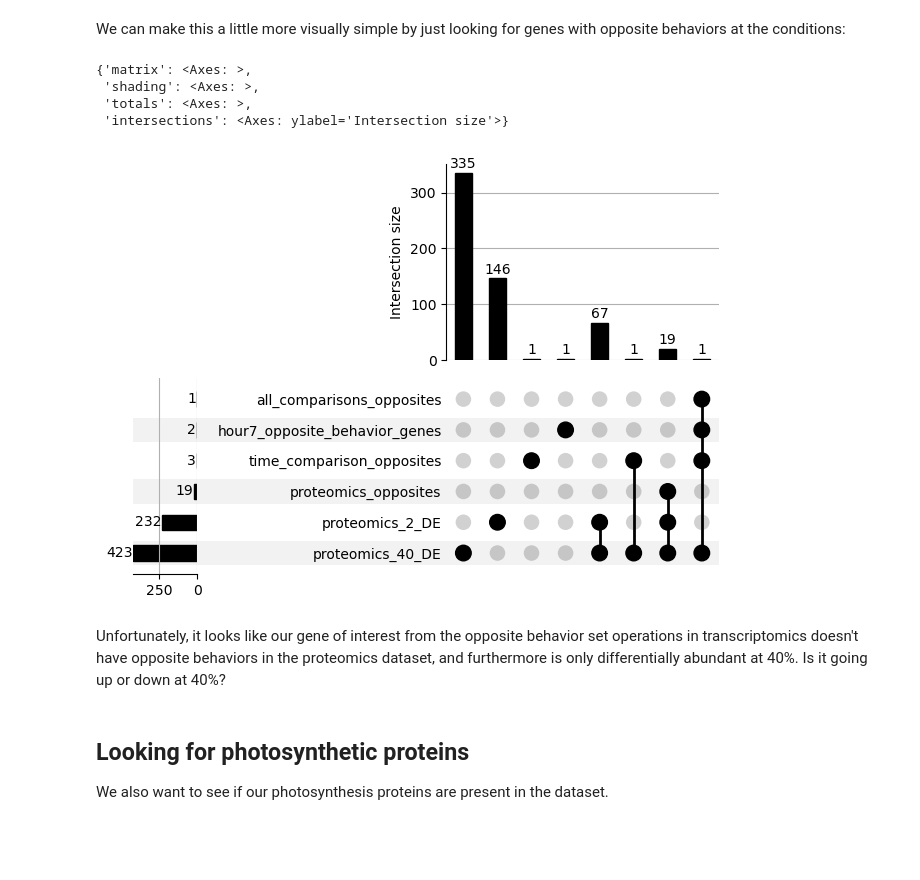
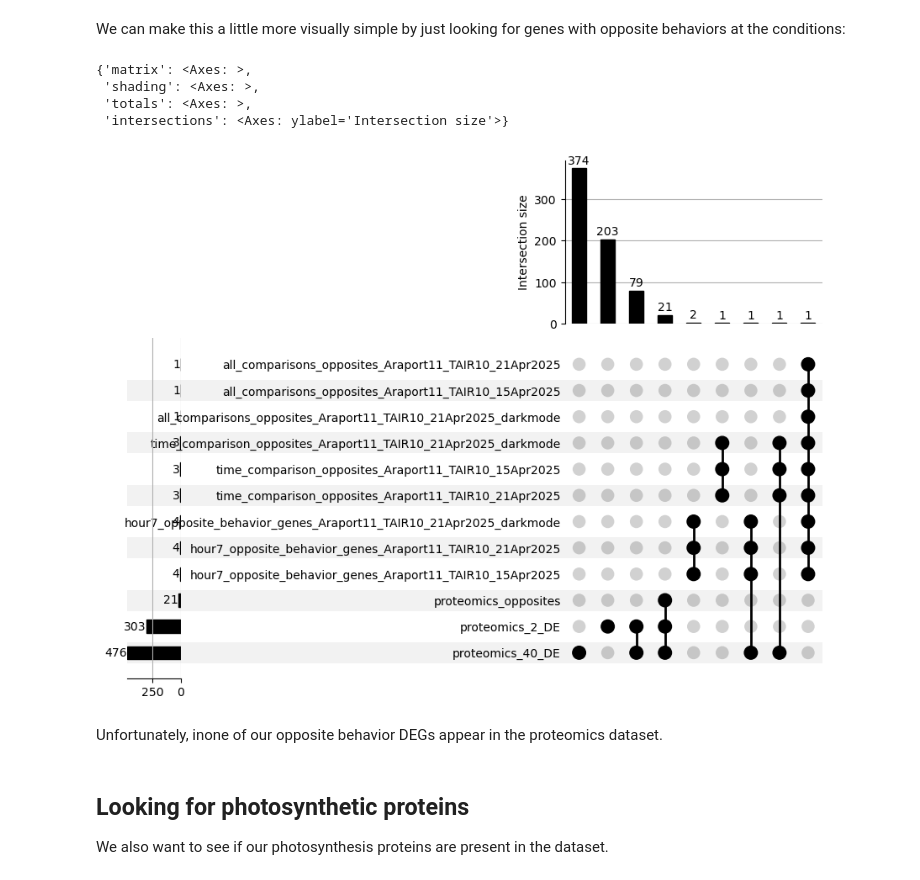
Before and after one commit to serenalotreck/photorespiration-omics, a Jupyter notebook: notebooks/proteomics_visualizations.ipynb, the cells around one changed output. Drawn from its saved outputs; the diff is of its cells as text; code cells hidden in the pictures; blank space fills up the shorter version.

Commit message:
Update visualizations for proteomics

```diff
--- a/notebooks/proteomics_visualizations.ipynb
+++ b/notebooks/proteomics_visualizations.ipynb
@@ -180,7 +178,0 @@ As would be expected based on the relatively small number of proteins in the dat
-# %%
-two_vs_21['Accession Number clean'] = two_vs_21["Accession Number"].str.split('[').str[0].str.strip().str.split('(').str[0].str.strip()
-forty_vs_21['Accession Number clean'] = forty_vs_21["Accession Number"].str.split('[').str[0].str.strip().str.split('(').str[0].str.strip()
-all_de_proteins = set(two_vs_21['Accession Number clean'].tolist() + forty_vs_21['Accession Number clean'].tolist())
-tair_all_de_proteins_arrays = {p: id_map.loc[id_map['uniprot_id'] == p, 'TAIR_id'].values for p in all_de_proteins}
-tair_all_de_proteins_conversion = {p: [t[0]] if len(t) > 0 else [np.nan] for p, t in tair_all_de_proteins_arrays.items()}
-tair_all_de_proteins = pd.DataFrame.from_dict(tair_all_de_proteins_conversion, columns=['TAIR_id'], orient='index')
@@ -191,5 +179,5 @@ print(f"{tair_all_de_proteins.isna().sum().item()} of the {len(all_de_proteins)}
 # %%
 for comp, df in transcriptomic_comparisons.items():
-    overlap = set(df.name_base.tolist()).intersection(set(tair_all_de_proteins.TAIR_id.dropna().tolist()))
+    overlap = set(df.gene_id.tolist()).intersection(all_de_proteins)
     print(f'Comparison {comp} has {len(overlap)} (of {len(df)}) genes that are differentially abundant in the proteomics dataset. This is {(len(overlap)/len(df))*100:.2f}% of the DEGs in this comparison.')
 # %% [output]
@@ -214,8 +203,8 @@ In order to deal with the fact that many of the transcripts' resulting proteins
 # %%
 transcriptomics_filtered = {}
 for comp, df in transcriptomic_comparisons.items():
-    overlap = set(df.name_base.tolist()).intersection(set(tair_all_proteins.TAIR_id.dropna().tolist()))
-    filtered_df = df[df.name_base.isin(overlap)]
+    overlap = set(df.gene_id.tolist()).intersection(all_proteins)
+    filtered_df = df[df.gene_id.isin(overlap)]
     transcriptomics_filtered[comp] = filtered_df
 # %% [markdown]
 Wrangling the data for input into UpSetPlot:
@@ -231,10 +211,10 @@ forty_de_df = pd.DataFrame.from_dict(forty_de, columns=['TAIR_id'], orient='inde
 # %%
 genes_in_comps = {}
 for comp, df in transcriptomics_filtered.items():
-    genes_in_comps[comp] = list(set(df.name_base.tolist()))
-genes_in_comps['proteomics_opposites'] = list(set(opposites_with_ids['TAIR_id'].tolist()))
-genes_in_comps['proteomics_2_DE'] = list(set(two_de_df['TAIR_id'].tolist()))
-genes_in_comps['proteomics_40_DE'] = list(set(forty_de_df['TAIR_id'].tolist()))
+    genes_in_comps[comp] = list(set(df.gene_id.tolist()))
+genes_in_comps['proteomics_opposites'] = list(set(protein_opposites['base_accession_number'].tolist()))
+genes_in_comps['proteomics_2_DE'] = list(set(two_vs_21['base_accession_number'].tolist()))
+genes_in_comps['proteomics_40_DE'] = list(set(forty_vs_21['base_accession_number'].tolist()))
 genes_in_comps = dict(sorted(genes_in_comps.items()))
 # %%
 warnings. filterwarnings('ignore')
@@ -250,17 +230,17 @@ plot(to_plot, show_counts=True, sort_categories_by='input')
 We can make this a little more visually simple by just looking for genes with opposite behaviors at the conditions:
 # %%
 warnings. filterwarnings('ignore')
-keys_to_keep = ['hour7_opposite_behavior_genes', 'all_comparisons_opposites', 'time_comparison_opposites', 'proteomics_opposites', 'proteomics_2_DE', 'proteomics_40_DE']
-to_plot = from_contents({k: v for k, v in genes_in_comps.items() if k in keys_to_keep})
+keys_to_keep = ['proteomics_opposites', 'proteomics_2_DE', 'proteomics_40_DE']
+to_plot = from_contents({k: v for k, v in genes_in_comps.items() if k in keys_to_keep or 'opposite' in k})
 plot(to_plot, show_counts=True)
 # %% [output]
 {'matrix': <Axes: >,
  'shading': <Axes: >,
  'totals': <Axes: >,
  'intersections': <Axes: ylabel='Intersection size'>}
-[figure, old version]
+[figure, new version]
 # %% [markdown]
-Unfortunately, it looks like our gene of interest from the opposite behavior set operations in transcriptomics doesn't have opposite behaviors in the proteomics dataset, and furthermore is only differentially abundant at 40%. Is it going up or down at 40%?
+Unfortunately, inone of our opposite behavior DEGs appear in the proteomics dataset.
 # %% [markdown]
 ## Looking for photosynthetic proteins
 We also want to see if our photosynthesis proteins are present in the dataset.
```
Also changed, not shown: parts of 40 cells of this notebook, 4 other files.
